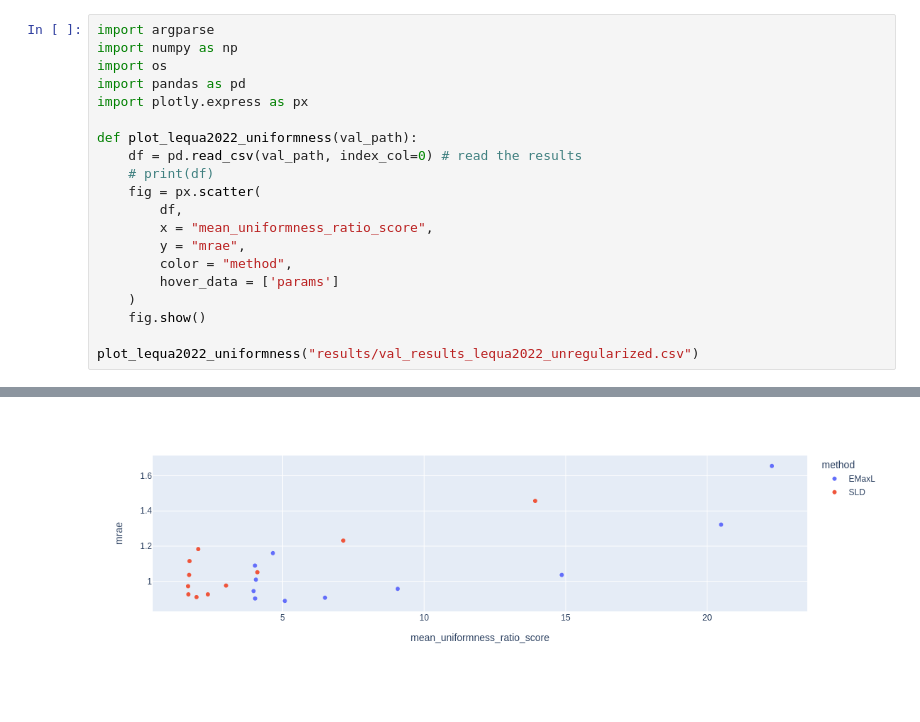
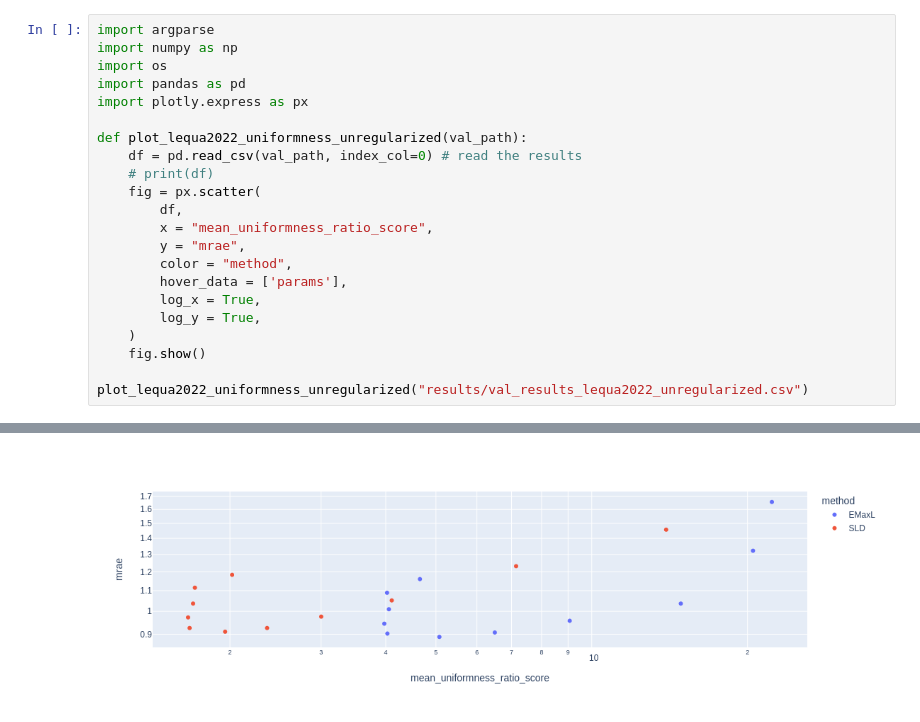
Before and after one commit to tobiaslotz/lequa2024, a Jupyter notebook: plots.ipynb, the cells around one changed output, grey strips where cells are left out. Drawn from its saved outputs; the diff is of its cells as text.

```diff
--- a/plots.ipynb
+++ b/plots.ipynb
@@ -1,23 +1,25 @@
 # %%
 import argparse
 import numpy as np
 import os
 import pandas as pd
 import plotly.express as px
 
-def plot_lequa2022_uniformness(val_path):
+def plot_lequa2022_uniformness_unregularized(val_path):
     df = pd.read_csv(val_path, index_col=0) # read the results
     # print(df)
     fig = px.scatter(
         df,
         x = "mean_uniformness_ratio_score",
         y = "mrae",
         color = "method",
-        hover_data = ['params']
+        hover_data = ['params'],
+        log_x = True,
+        log_y = True,
     )
     fig.show()
 
-plot_lequa2022_uniformness("results/val_results_lequa2022_unregularized.csv")
+plot_lequa2022_uniformness_unregularized("results/val_results_lequa2022_unregularized.csv")
 # %% [output]
 [interactive output not drawn]
-[figure, old version]
+[figure, new version]
```
Also changed, not shown: parts of 2 cells of this notebook, 3 other files.
